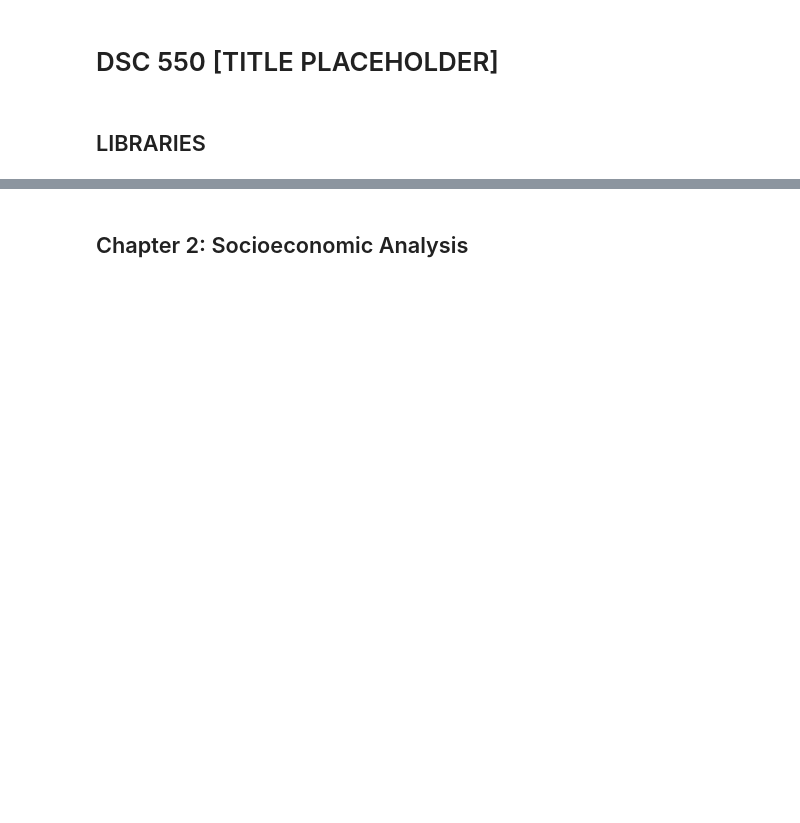
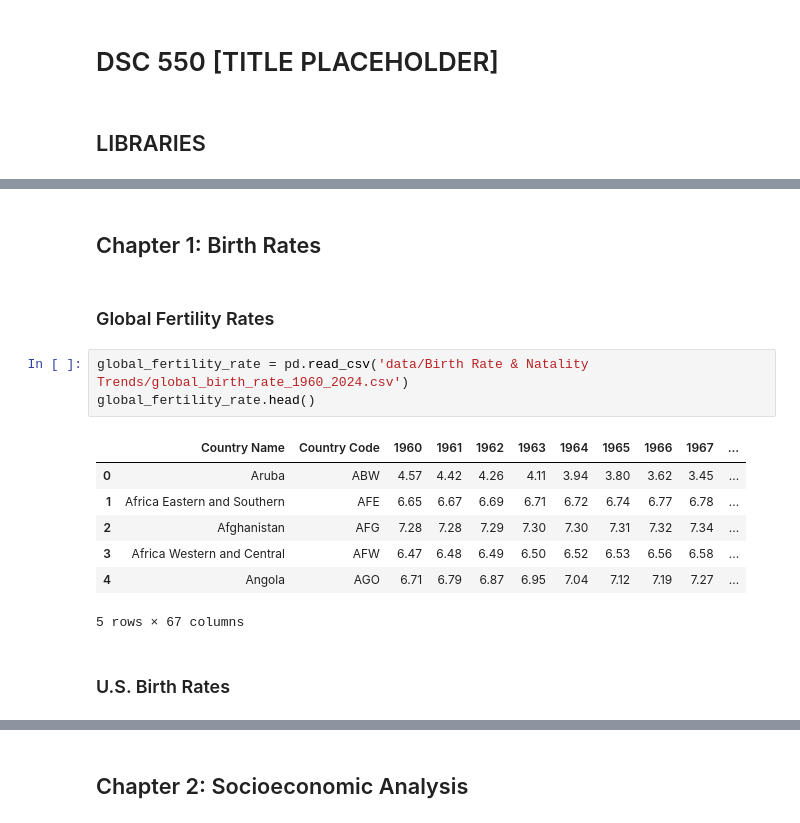
Before and after one commit to hmosso01/Masters_Project_DSC_550, a Jupyter notebook: capstone.ipynb, the cells around one changed output, grey strips where cells are left out. Drawn from its saved outputs; the diff is of its cells as text; blank space fills up the shorter version.

```diff
--- a/capstone.ipynb
+++ b/capstone.ipynb
@@ -18,0 +32,17 @@
+# %% [markdown]
+## Chapter 1: Birth Rates
+# %% [markdown]
+### Global Fertility Rates
+# %%
+global_fertility_rate = pd.read_csv('data/Birth Rate & Natality Trends/global_birth_rate_1960_2024.csv')
+global_fertility_rate.head()
+# %% [output]
+|  | Country Name | Country Code | 1960 | 1961 | 1962 | 1963 | 1964 | 1965 | 1966 | 1967 | ... |
+| 0 | Aruba | ABW | 4.57 | 4.42 | 4.26 | 4.11 | 3.94 | 3.80 | 3.62 | 3.45 | ... |
+| 1 | Africa Eastern and Southern | AFE | 6.65 | 6.67 | 6.69 | 6.71 | 6.72 | 6.74 | 6.77 | 6.78 | ... |
+| 2 | Afghanistan | AFG | 7.28 | 7.28 | 7.29 | 7.30 | 7.30 | 7.31 | 7.32 | 7.34 | ... |
+| 3 | Africa Western and Central | AFW | 6.47 | 6.48 | 6.49 | 6.50 | 6.52 | 6.53 | 6.56 | 6.58 | ... |
+| 4 | Angola | AGO | 6.71 | 6.79 | 6.87 | 6.95 | 7.04 | 7.12 | 7.19 | 7.27 | ... |
+5 rows × 67 columns
+# %% [markdown]
+### U.S. Birth Rates
```
Also changed, not shown: parts of 87 cells of this notebook, 1 other file.
